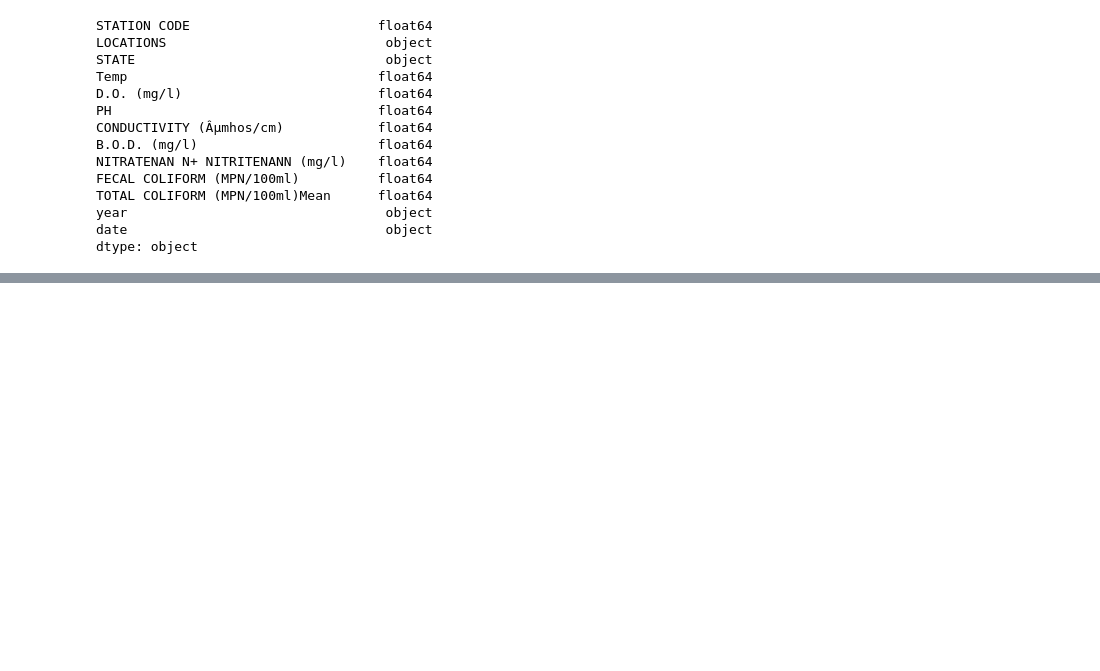
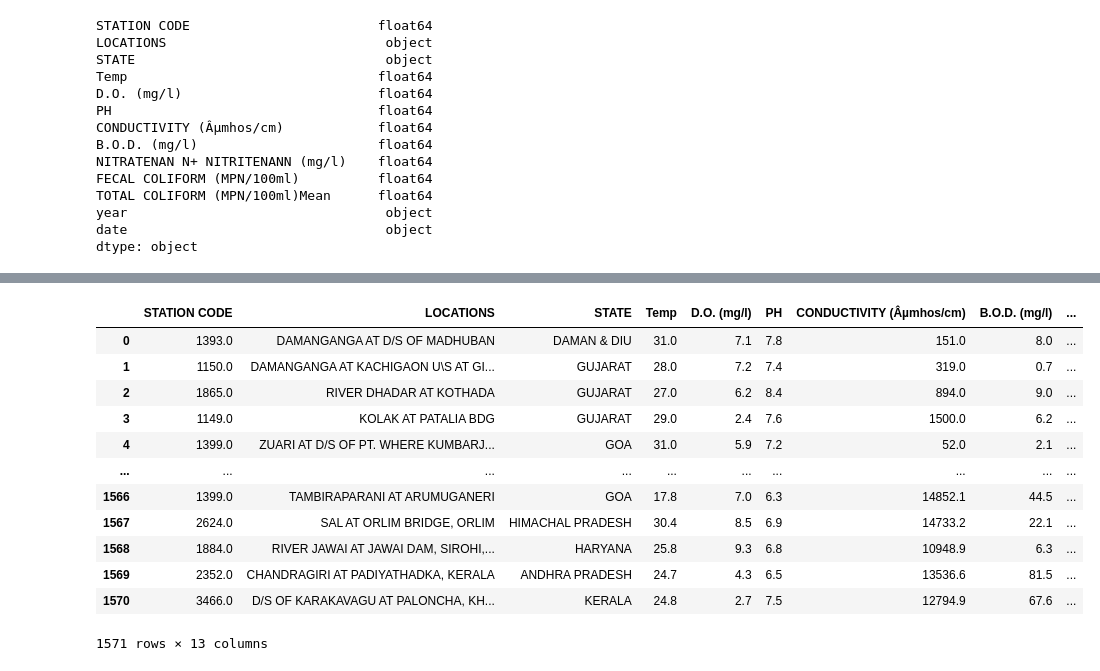
Before and after one commit to YASSINEKS007/Water-Quality-Monitoring-Project, a Jupyter notebook: backend/test.ipynb, the cells around one changed output, grey strips where cells are left out. Cells and saved outputs as stored; diff of their text form; code cells hidden in the pictures; blank space fills up the shorter version.

```diff
--- a/backend/test.ipynb
+++ b/backend/test.ipynb
@@ -151,0 +139,16 @@ data = pd.read_csv("../backend/dataset/data_generation.csv")
+# %%
+data
+# %% [output]
+|  | STATION CODE | LOCATIONS | STATE | Temp | D.O. (mg/l) | PH | CONDUCTIVITY (Âµmhos/cm) | B.O.D. (mg/l) | ... |
+| 0 | 1393.0 | DAMANGANGA AT D/S OF MADHUBAN | DAMAN & DIU | 31.0 | 7.1 | 7.8 | 151.0 | 8.0 | ... |
+| 1 | 1150.0 | DAMANGANGA AT KACHIGAON U\S AT GI... | GUJARAT | 28.0 | 7.2 | 7.4 | 319.0 | 0.7 | ... |
+| 2 | 1865.0 | RIVER DHADAR AT KOTHADA | GUJARAT | 27.0 | 6.2 | 8.4 | 894.0 | 9.0 | ... |
+| 3 | 1149.0 | KOLAK AT PATALIA BDG | GUJARAT | 29.0 | 2.4 | 7.6 | 1500.0 | 6.2 | ... |
+| 4 | 1399.0 | ZUARI AT D/S OF PT. WHERE KUMBARJ... | GOA | 31.0 | 5.9 | 7.2 | 52.0 | 2.1 | ... |
+| ... | ... | ... | ... | ... | ... | ... | ... | ... | ... |
+| 1566 | 1399.0 | TAMBIRAPARANI AT ARUMUGANERI | GOA | 17.8 | 7.0 | 6.3 | 14852.1 | 44.5 | ... |
+| 1567 | 2624.0 | SAL AT ORLIM BRIDGE, ORLIM | HIMACHAL PRADESH | 30.4 | 8.5 | 6.9 | 14733.2 | 22.1 | ... |
+| 1568 | 1884.0 | RIVER JAWAI AT JAWAI DAM, SIROHI,... | HARYANA | 25.8 | 9.3 | 6.8 | 10948.9 | 6.3 | ... |
+| 1569 | 2352.0 | CHANDRAGIRI AT PADIYATHADKA, KERALA | ANDHRA PRADESH | 24.7 | 4.3 | 6.5 | 13536.6 | 81.5 | ... |
+| 1570 | 3466.0 | D/S OF KARAKAVAGU AT PALONCHA, KH... | KERALA | 24.8 | 2.7 | 7.5 | 12794.9 | 67.6 | ... |
+1571 rows × 13 columns
```
Also changed, not shown: parts of 8 cells of this notebook, 10 other files.
